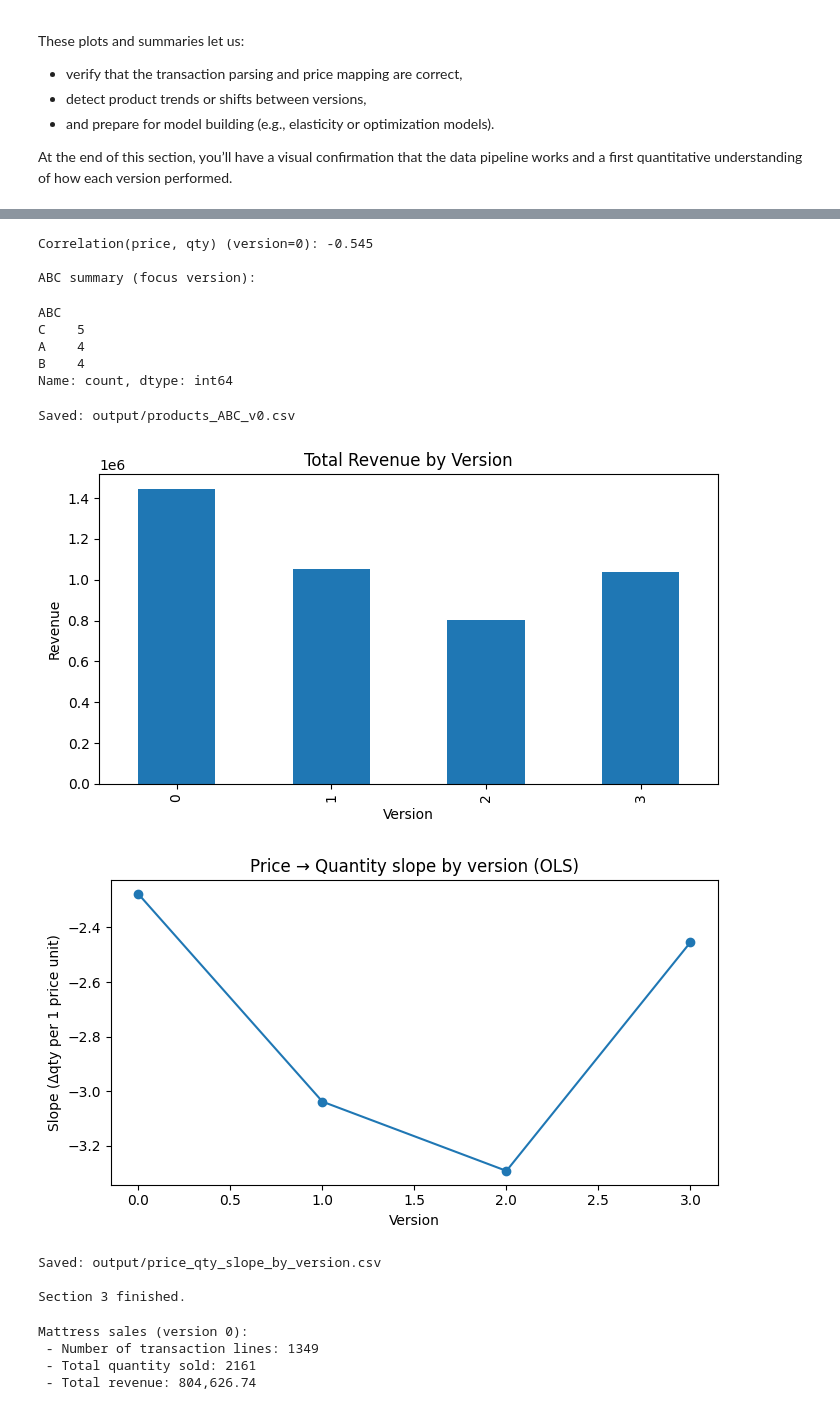
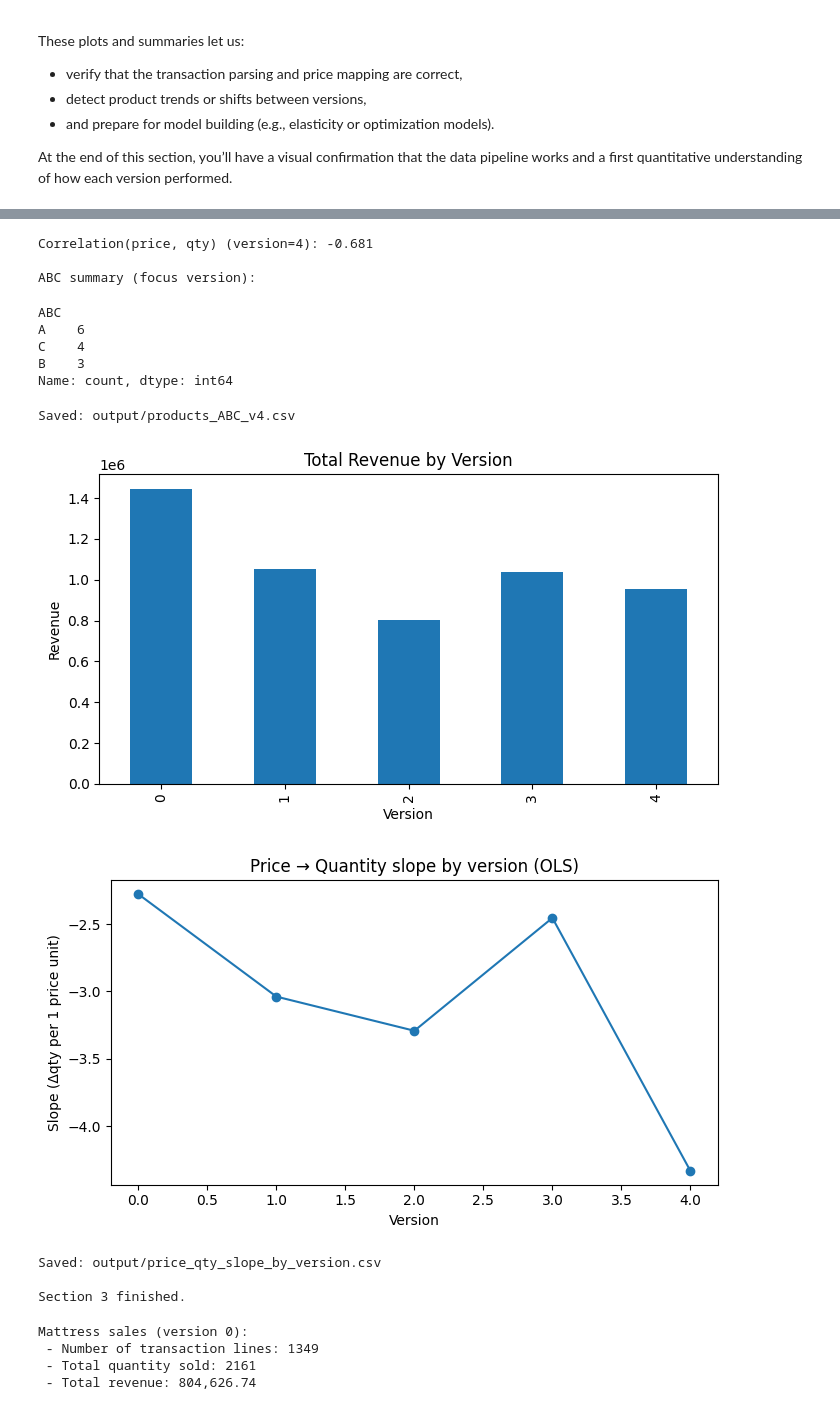
Before and after one commit to MaxEcks/IKT110_eckstein, a Jupyter notebook: portfolio/consulting/consulting_game_round_1.ipynb, the cells around one changed output, grey strips where cells are left out. Saved outputs shown, nothing was run; the diff lists cells and outputs as text; code cells hidden in the pictures.

```diff
--- a/portfolio/consulting/consulting_game_round_1.ipynb
+++ b/portfolio/consulting/consulting_game_round_1.ipynb
@@ -152,8 +152,8 @@ The result is a consistent multi-version dataset ready for analysis and visualiz
 # %%
 # === Section 2 — Load → Normalize → Merge (multi-version, robust) ============
 
-# Config: which versions to load (_0.._3). Change to [0] to analyze baseline only.
-VERSIONS = [0, 1, 2, 3]
+# Config: which versions to load (_0.._4). Change to [0] to analyze baseline only.
+VERSIONS = [0, 1, 2, 3, 4]
 
 # ---- Paths (based on your notebook living in /consulting) -------------------
 DATA_DIR = Path("./data")
@@ -395,7 +396,7 @@ and a first quantitative understanding of how each version performed.
 # === Section 3 — Visualizations & Light Stats (multi-version aware) ==========
 
 HAS_VERSION = "version" in products.columns
-FOCUS_VERSION = 0  # change to 1/2/3 to explore other rounds
+FOCUS_VERSION = 4  # change to 1/2/3/4 to explore other rounds
 
 def sel(df, v=None):
     if not HAS_VERSION or v is None:
@@ -521,14 +522,14 @@ print("\nSection 3 finished.")
-Correlation(price, qty) (version=0): -0.545
+Correlation(price, qty) (version=4): -0.681
 
 ABC summary (focus version):
 ABC
-C    5
-A    4
-B    4
+A    6
+C    4
+B    3
 Name: count, dtype: int64
-Saved: output/products_ABC_v0.csv
+Saved: output/products_ABC_v4.csv
-[figure, old version]
+[figure, new version]
-[figure, old version]
+[figure, new version]
 Saved: output/price_qty_slope_by_version.csv
 
 Section 3 finished.
```
Also changed, not shown: parts of 2 cells of this notebook, 3 other files.
